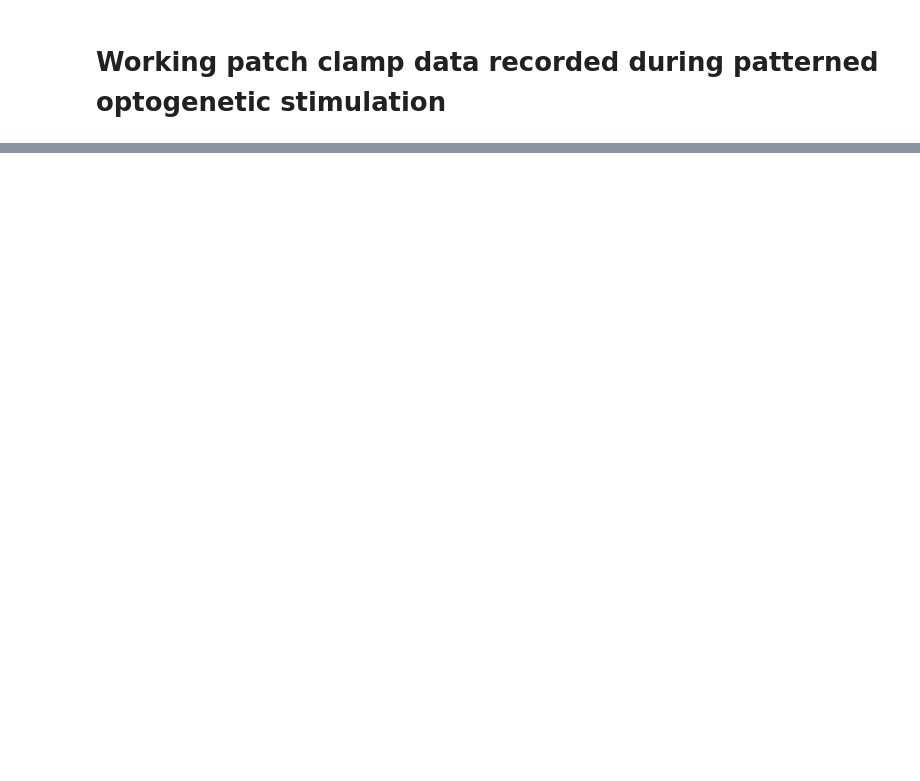
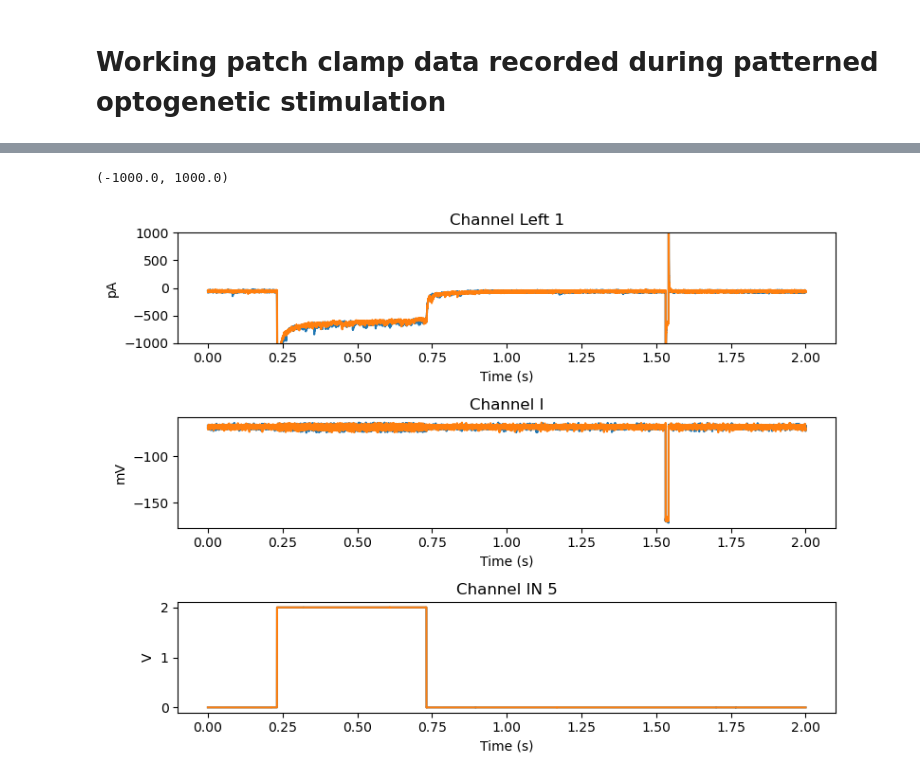
Before and after one commit to dbheadley/mimo_pack, a Jupyter notebook: tutorials/AnalyzePatternedOptoStimInVitro.ipynb, the cells around one changed output, grey strips where cells are left out. Cells and saved outputs as stored; diff of their text form; code cells hidden in the pictures; blank space fills up the shorter version.

```diff
--- a/tutorials/AnalyzePatternedOptoStimInVitro.ipynb
+++ b/tutorials/AnalyzePatternedOptoStimInVitro.ipynb
@@ -125,0 +229,14 @@ def load_images_xr(directory_path: str, image_extensions: List[str] = None) -> x
+# %%
+rec = load_abf_xr("D:\\BetaGamma\\project\\DH46\\Slice1\\Cell2\\25707012.abf")
+chan_num = len(rec.channel)
+fig, ax = plt.subplots(chan_num, 1, figsize=(8, 6))
+for i in range(chan_num):
+    ax[i].plot(rec.time, rec.sel(channel=i).data)
+    ax[i].set_title('Channel {}'.format(rec['ch_names'][i].item()))
+    ax[i].set_xlabel('Time (s)')
+    ax[i].set_ylabel(rec['ch_units'][i].item())
+fig.tight_layout()
+ax[0].set_ylim(-1000,1000)
+# %% [output]
+(-1000.0, 1000.0)
+[figure, added]
```
Also changed, not shown: parts of 17 cells of this notebook, 8 other files.
